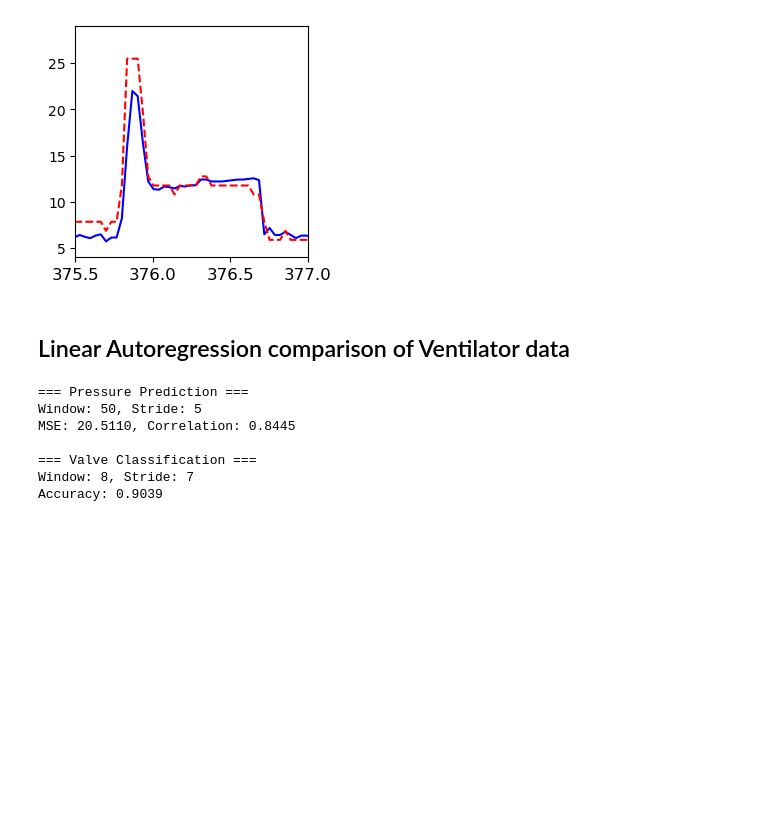
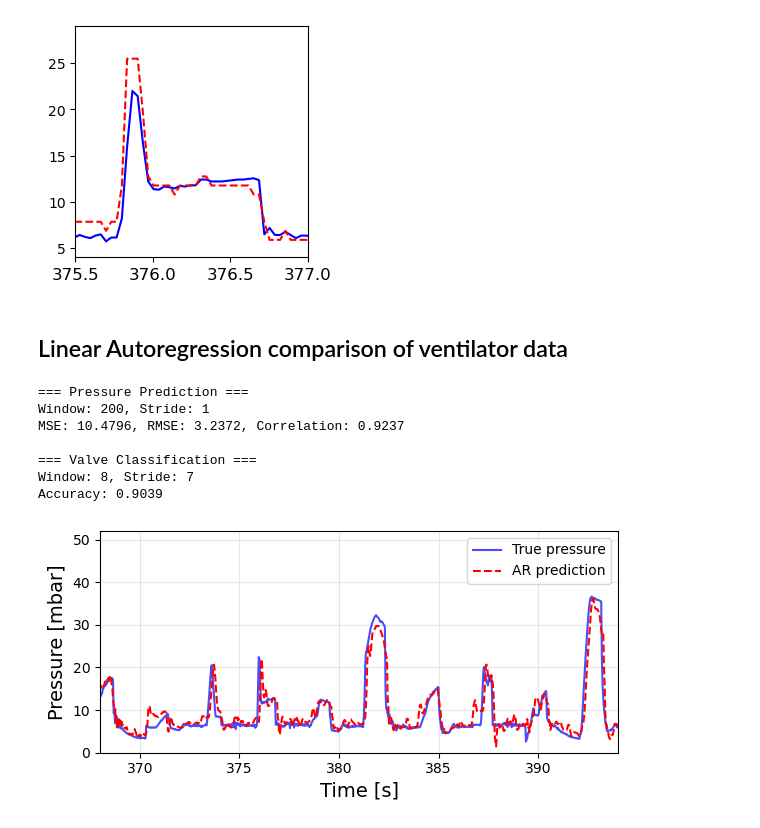
Before and after one commit to TMKamsma/Pyontronics, a Jupyter notebook: demo.ipynb, the cells around one changed output. Saved outputs shown, nothing was run; the diff lists cells and outputs as text; code cells hidden in the pictures; blank space fills up the shorter version.

```diff
--- a/demo.ipynb
+++ b/demo.ipynb
@@ -517,12 +519,9 @@ plt.savefig("output/ventilator_plot_zoom.pdf",bbox_inches='tight')
 # %% [output]
 [figure]
 # %% [markdown]
-## Linear Autoregression comparison of Ventilator data
+## Linear Autoregression comparison of ventilator data
 # %%
 from pyontronics import LinearAutoregression
-from sklearn.linear_model import LinearRegression
-from sklearn.metrics import mean_squared_error, accuracy_score
-from sklearn.model_selection import train_test_split
 
 t = np.linspace(0, len(train_x)*0.034035, len(train_x))
 
@@ -532,11 +531,11 @@ train_v, test_v = train_y_uout, test_y_uout
 
 # Pressure prediction task
 print("=== Pressure Prediction ===")
-ar_model = LinearAutoregression(window_size=50, lookback_stride=5, prediction_horizon=3)
-ar_model.train_pressure_prediction(train_p)
-mse, r = ar_model.evaluate_pressure(test_p)
-print(f"Window: {ar_model.window_size}, Stride: {ar_model.lookback_stride}")
-print(f"MSE: {mse:.4f}, Correlation: {r:.4f}")
+ar_model_p = LinearAutoregression(window_size=200, lookback_stride=1, prediction_horizon=3)
+ar_model_p.train_pressure_prediction(train_p)
+mse, r = ar_model_p.evaluate_pressure(test_p)
+print(f"Window: {ar_model_p.window_size}, Stride: {ar_model_p.lookback_stride}")
+print(f"MSE: {mse:.4f}, RMSE: {np.sqrt(mse):.4f}, Correlation: {r:.4f}")
 
 # Valve classification task
 print("\n=== Valve Classification ===")
@@ -547,10 +546,38 @@ print(f"Window: {ar_model.window_size}, Stride: {ar_model.lookback_stride}")
 print(f"Accuracy: {acc:.4f}")
 # %% [output]
 === Pressure Prediction ===
-Window: 50, Stride: 5
-MSE: 20.5110, Correlation: 0.8445
+Window: 200, Stride: 1
+MSE: 10.4796, RMSE: 3.2372, Correlation: 0.9237
 
 === Valve Classification ===
 Window: 8, Stride: 7
 Accuracy: 0.9039
+# %%
+# Generate predictions for plotting pressures
+pressure_predictions = ar_model_p.predict_pressure(test_p)
+
+# Calculate time axis - make sure it matches test_p length
+total_samples = len(test_p)
+time_axis_full = np.linspace(0, total_samples*0.034035, total_samples)
+
+# 1. Pressure Prediction Plot
+plt.figure(figsize=(6, 3))
+pred_start_idx = ar_model_p.window_size * ar_model_p.lookback_stride + ar_model_p.prediction_horizon - 1
+plt.plot(time_axis_full, test_p, color='blue', label="True pressure", alpha=0.7)
+plt.plot(time_axis_full[pred_start_idx:],
+         pressure_predictions,
+         color='red',
+         label="AR prediction",
+         linestyle="--",
+         linewidth=1.5)
+plt.xlabel("Time [s]", fontsize=14)
+plt.ylabel("Pressure [mbar]", fontsize=14)
+plt.legend(fontsize=10)
+plt.grid(True, alpha=0.3)
+plt.xlim(368,394)
+plt.ylim(0, 52)
+plt.tight_layout()
+plt.show()
+# %% [output]
+[figure, added]
 # %%
```
Also changed, not shown: parts of 5 cells of this notebook, 2 other files.
